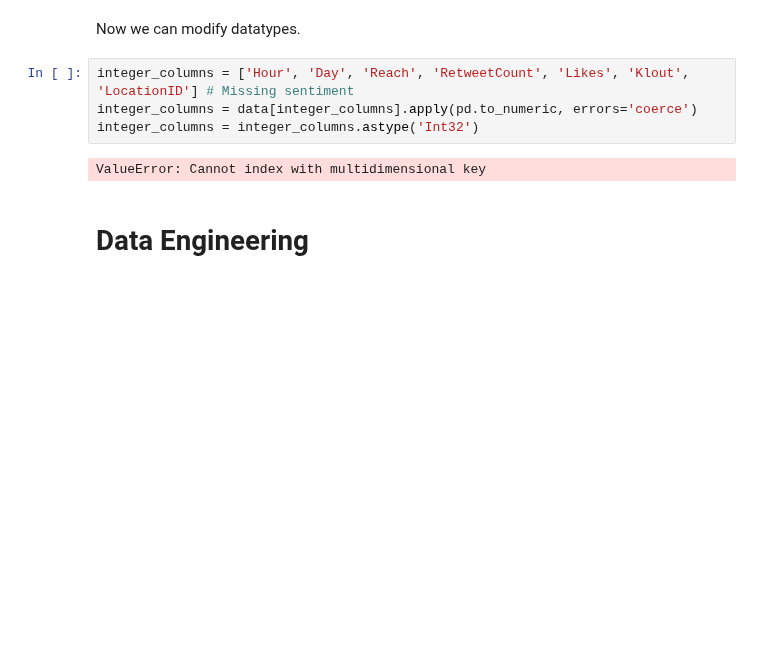
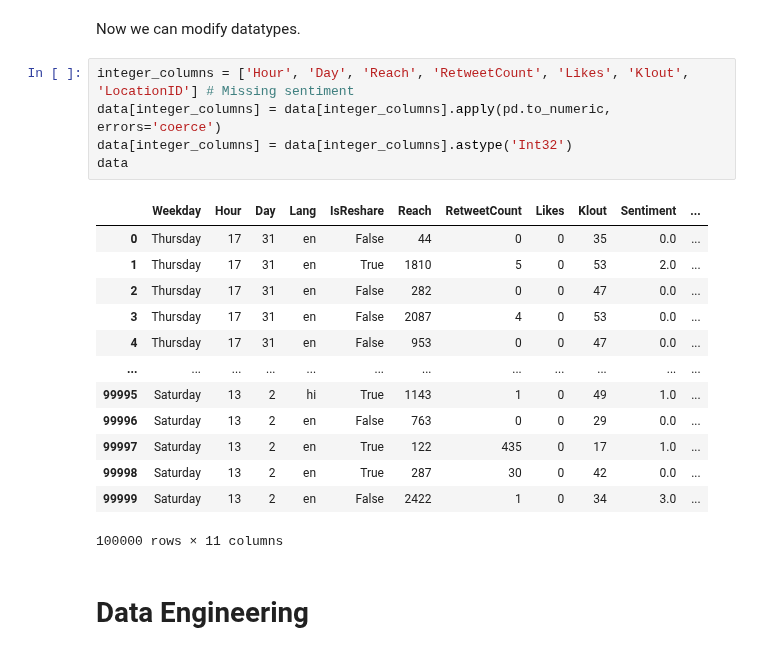
Before and after one commit to TahlonBrahic/Data-Science-Portfolio, a Jupyter notebook: Data Science/Social Media Engagement Model/model.ipynb, the cells around one changed output. Saved outputs shown, nothing was run; the diff lists cells and outputs as text; blank space fills up the shorter version.

Commit message:
Fully converted floats to integers except sentiment

```diff
--- a/Data Science/Social Media Engagement Model/model.ipynb
+++ b/Data Science/Social Media Engagement Model/model.ipynb
@@ -191,10 +191,23 @@ Index(['Weekday', 'Hour', 'Day', 'Lang', 'IsReshare', 'Reach', 'RetweetCount',
 Now we can modify datatypes.
 # %%
 integer_columns = ['Hour', 'Day', 'Reach', 'RetweetCount', 'Likes', 'Klout', 'LocationID'] # Missing sentiment
-integer_columns = data[integer_columns].apply(pd.to_numeric, errors='coerce')
-integer_columns = integer_columns.astype('Int32')
+data[integer_columns] = data[integer_columns].apply(pd.to_numeric, errors='coerce')
+data[integer_columns] = data[integer_columns].astype('Int32')
+data
 # %% [output]
+|  | Weekday | Hour | Day | Lang | IsReshare | Reach | RetweetCount | Likes | Klout | Sentiment | ... |
+| 0 | Thursday | 17 | 31 | en | False | 44 | 0 | 0 | 35 | 0.0 | ... |
+| 1 | Thursday | 17 | 31 | en | True | 1810 | 5 | 0 | 53 | 2.0 | ... |
+| 2 | Thursday | 17 | 31 | en | False | 282 | 0 | 0 | 47 | 0.0 | ... |
+| 3 | Thursday | 17 | 31 | en | False | 2087 | 4 | 0 | 53 | 0.0 | ... |
+| 4 | Thursday | 17 | 31 | en | False | 953 | 0 | 0 | 47 | 0.0 | ... |
+| ... | ... | ... | ... | ... | ... | ... | ... | ... | ... | ... | ... |
+| 99995 | Saturday | 13 | 2 | hi | True | 1143 | 1 | 0 | 49 | 1.0 | ... |
+| 99996 | Saturday | 13 | 2 | en | False | 763 | 0 | 0 | 29 | 0.0 | ... |
+| 99997 | Saturday | 13 | 2 | en | True | 122 | 435 | 0 | 17 | 1.0 | ... |
+| 99998 | Saturday | 13 | 2 | en | True | 287 | 30 | 0 | 42 | 0.0 | ... |
+| 99999 | Saturday | 13 | 2 | en | False | 2422 | 1 | 0 | 34 | 3.0 | ... |
-ValueError: Cannot index with multidimensional key
+100000 rows × 11 columns
 # %% [markdown]
 # Data Engineering
 # %%
```
Also changed, not shown: parts of 1 cell of this notebook.
